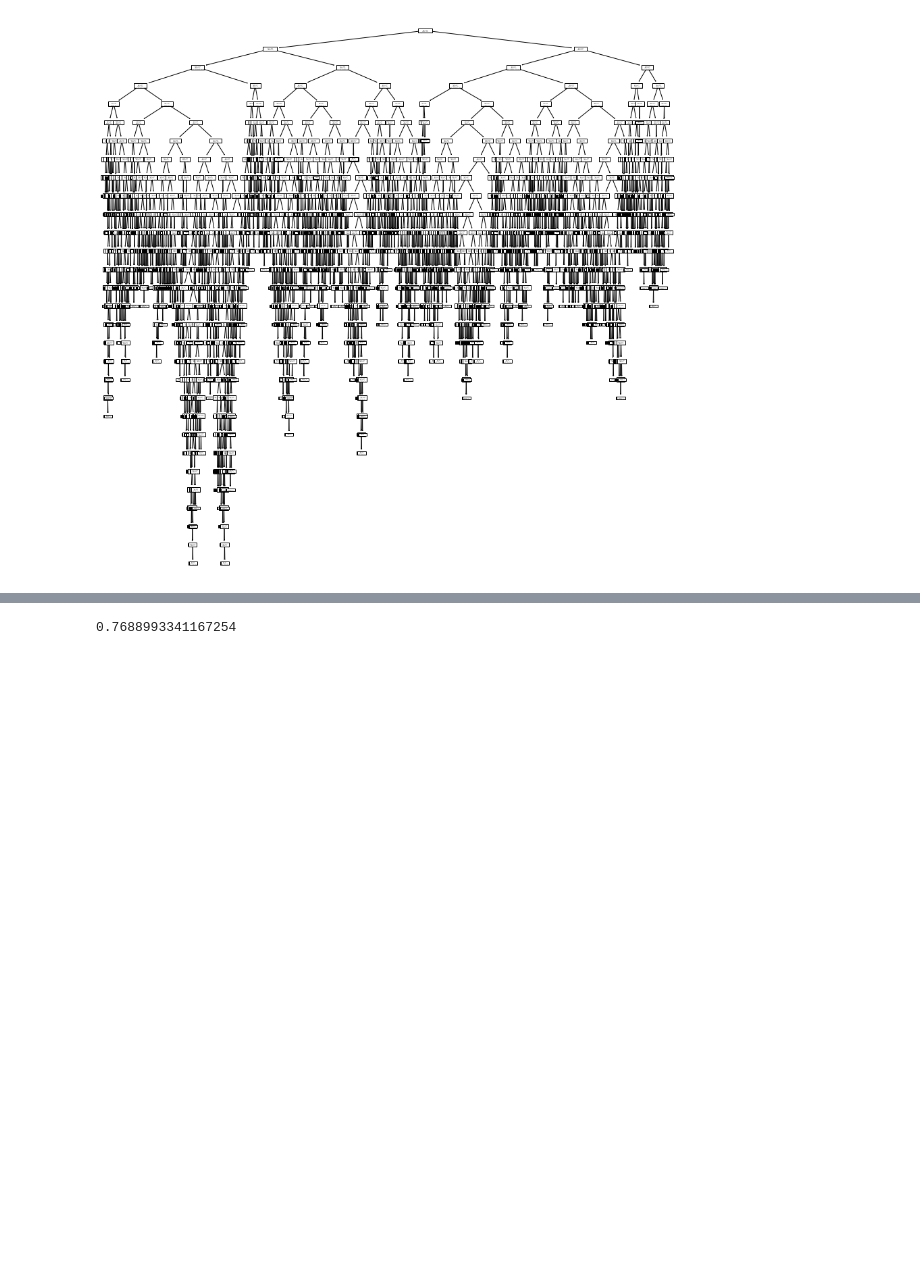
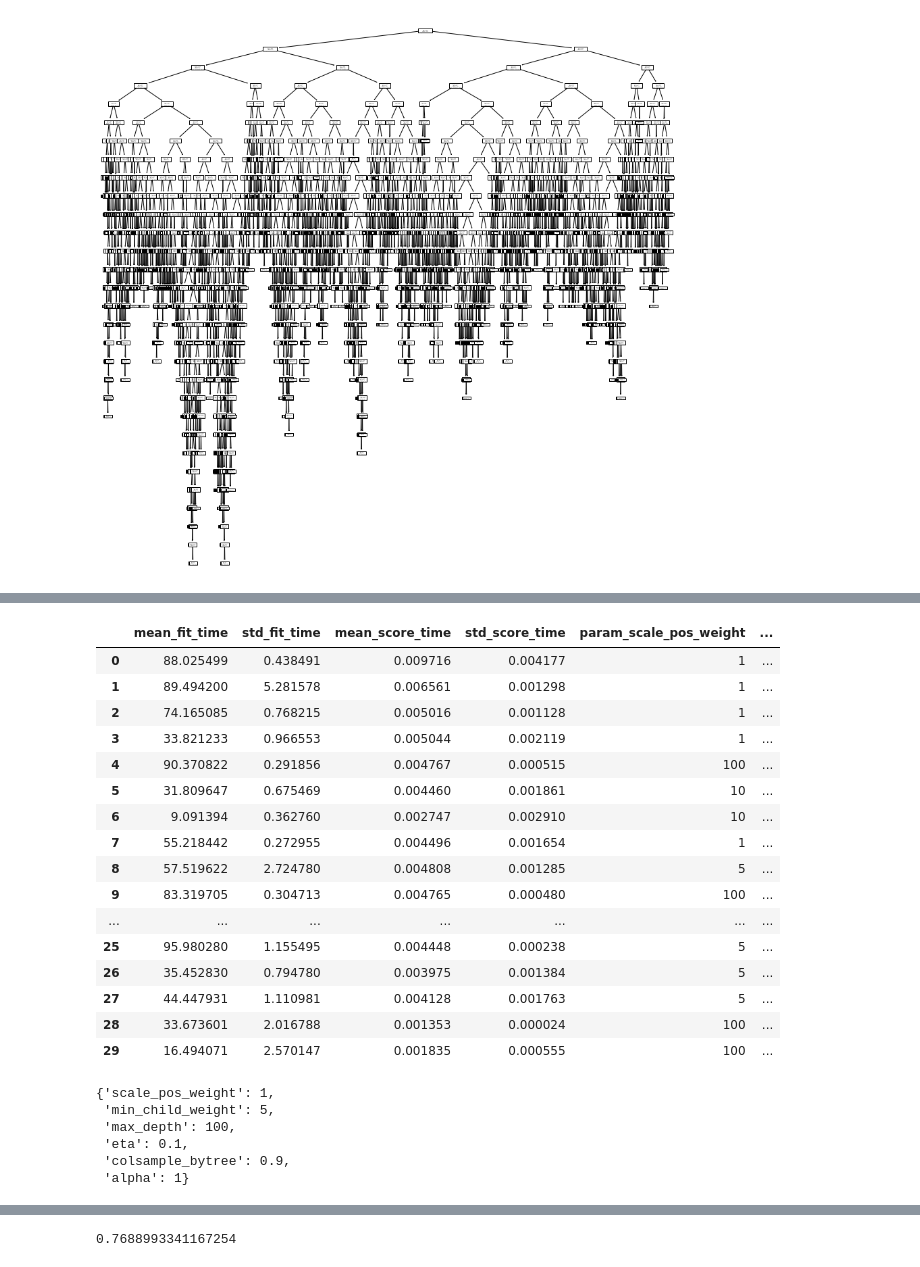
Before and after one commit to mn-rahul/DDP-dump, a Jupyter notebook: 13kDT.ipynb, the cells around one changed output, grey strips where cells are left out. Drawn from its saved outputs; the diff is of its cells as text; code cells hidden in the pictures; blank space fills up the shorter version.

```diff
--- a/13kDT.ipynb
+++ b/13kDT.ipynb
@@ -77,7 +88,7 @@ data.head()
 x=data
 # %%
 from sklearn.model_selection import train_test_split
-X_train, X_test, y_train, y_test = train_test_split(x, y, test_size=0.2, random_state=42)
+X_train, X_test, y_train, y_test = train_test_split(x.values, y.values, test_size=0.2, random_state=42)
 # %%
 from sklearn import tree
 dt=tree.DecisionTreeClassifier()
@@ -220,0 +232,29 @@ XGBClassifier(alpha=5, base_score=0.5, booster='gbtree', colsample_bylevel=1,
+# %%
+pd.DataFrame(results.cv_results_)
+# %% [output]
+|  | mean_fit_time | std_fit_time | mean_score_time | std_score_time | param_scale_pos_weight | ... |
+| 0 | 88.025499 | 0.438491 | 0.009716 | 0.004177 | 1 | ... |
+| 1 | 89.494200 | 5.281578 | 0.006561 | 0.001298 | 1 | ... |
+| 2 | 74.165085 | 0.768215 | 0.005016 | 0.001128 | 1 | ... |
+| 3 | 33.821233 | 0.966553 | 0.005044 | 0.002119 | 1 | ... |
+| 4 | 90.370822 | 0.291856 | 0.004767 | 0.000515 | 100 | ... |
+| 5 | 31.809647 | 0.675469 | 0.004460 | 0.001861 | 10 | ... |
+| 6 | 9.091394 | 0.362760 | 0.002747 | 0.002910 | 10 | ... |
+| 7 | 55.218442 | 0.272955 | 0.004496 | 0.001654 | 1 | ... |
+| 8 | 57.519622 | 2.724780 | 0.004808 | 0.001285 | 5 | ... |
+| 9 | 83.319705 | 0.304713 | 0.004765 | 0.000480 | 100 | ... |
+| ... | ... | ... | ... | ... | ... | ... |
+| 25 | 95.980280 | 1.155495 | 0.004448 | 0.000238 | 5 | ... |
+| 26 | 35.452830 | 0.794780 | 0.003975 | 0.001384 | 5 | ... |
+| 27 | 44.447931 | 1.110981 | 0.004128 | 0.001763 | 5 | ... |
+| 28 | 33.673601 | 2.016788 | 0.001353 | 0.000024 | 100 | ... |
+| 29 | 16.494071 | 2.570147 | 0.001835 | 0.000555 | 100 | ... |
+# %%
+results.best_params_
+# %% [output]
+{'scale_pos_weight': 1,
+ 'min_child_weight': 5,
+ 'max_depth': 100,
+ 'eta': 0.1,
+ 'colsample_bytree': 0.9,
+ 'alpha': 1}
```
Also changed, not shown: parts of 15 cells of this notebook.
